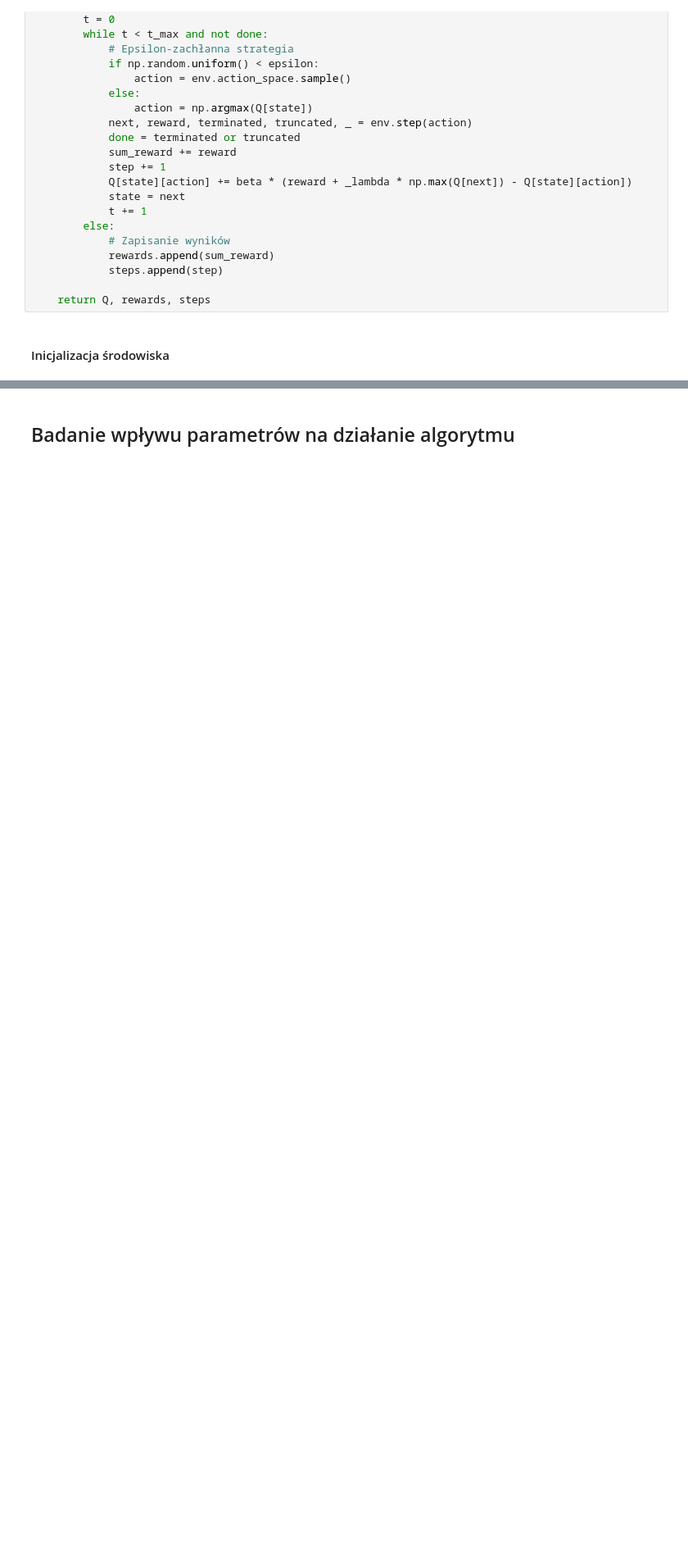
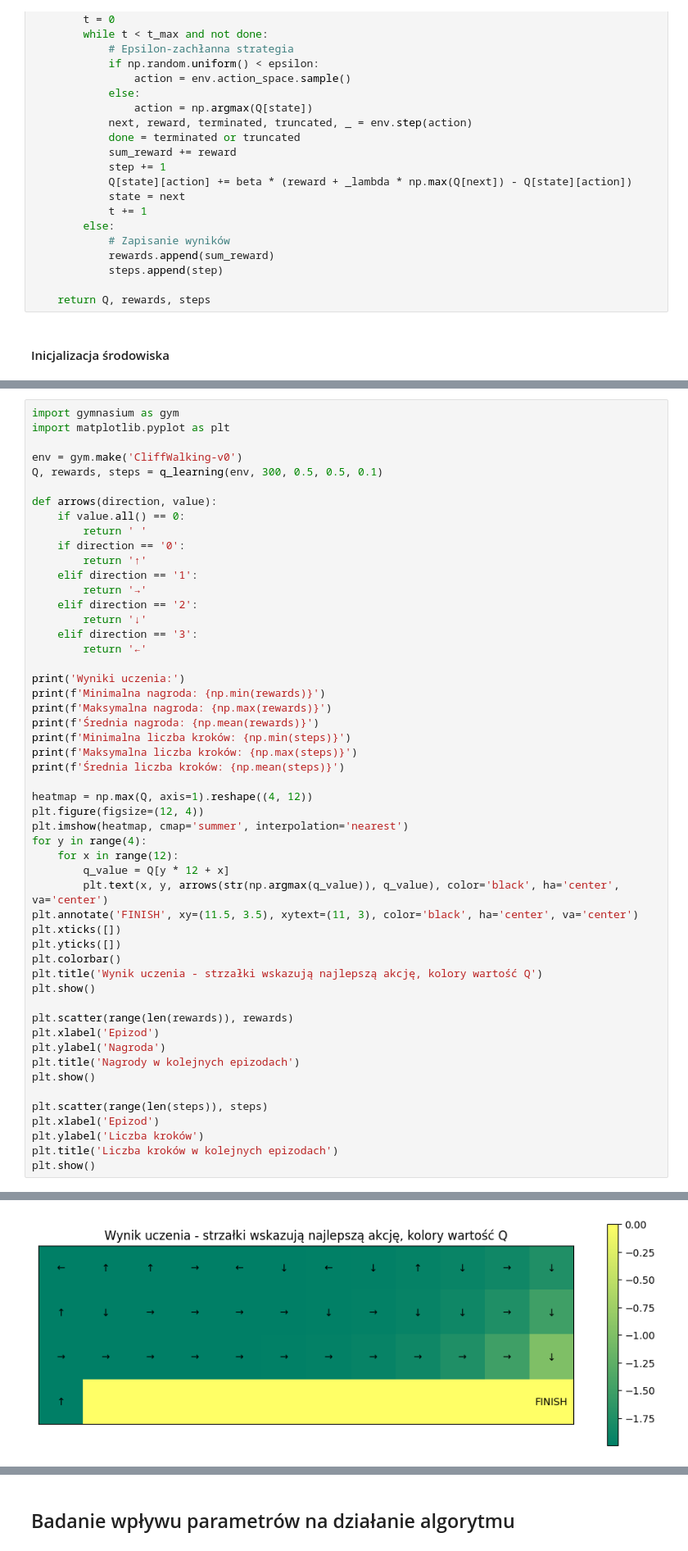
Before and after one commit to maksnowak/cliff-walking, a Jupyter notebook: task5.ipynb, the cells around one changed output, grey strips where cells are left out. Shown at 82% size. Drawn from its saved outputs; the diff is of its cells as text; blank space fills up the shorter version.

```diff
--- a/task5.ipynb
+++ b/task5.ipynb
@@ -82,0 +57,53 @@ print(steps)
+# %%
+import gymnasium as gym
+import matplotlib.pyplot as plt
+
+env = gym.make('CliffWalking-v0')
+Q, rewards, steps = q_learning(env, 300, 0.5, 0.5, 0.1)
+
+def arrows(direction, value):
+    if value.all() == 0:
+        return ' '
+    if direction == '0':
+        return '↑'
+    elif direction == '1':
+        return '→'
+    elif direction == '2':
+        return '↓'
+    elif direction == '3':
+        return '←'
+
+print('Wyniki uczenia:')
+print(f'Minimalna nagroda: {np.min(rewards)}')
+print(f'Maksymalna nagroda: {np.max(rewards)}')
+print(f'Średnia nagroda: {np.mean(rewards)}')
+print(f'Minimalna liczba kroków: {np.min(steps)}')
+print(f'Maksymalna liczba kroków: {np.max(steps)}')
+print(f'Średnia liczba kroków: {np.mean(steps)}')
+
+heatmap = np.max(Q, axis=1).reshape((4, 12))
+plt.figure(figsize=(12, 4))
+plt.imshow(heatmap, cmap='summer', interpolation='nearest')
+for y in range(4):
+    for x in range(12):
+        q_value = Q[y * 12 + x]
+        plt.text(x, y, arrows(str(np.argmax(q_value)), q_value), color='black', ha='center', va='center')
+plt.annotate('FINISH', xy=(11.5, 3.5), xytext=(11, 3), color='black', ha='center', va='center')
+plt.xticks([])
+plt.yticks([])
+plt.colorbar()
+plt.title('Wynik uczenia - strzałki wskazują najlepszą akcję, kolory wartość Q')
+plt.show()
+
+plt.scatter(range(len(rewards)), rewards)
+plt.xlabel('Epizod')
+plt.ylabel('Nagroda')
+plt.title('Nagrody w kolejnych epizodach')
+plt.show()
+
+plt.scatter(range(len(steps)), steps)
+plt.xlabel('Epizod')
+plt.ylabel('Liczba kroków')
+plt.title('Liczba kroków w kolejnych epizodach')
+plt.show()
+# %% [output]
@@ -82,0 +117 @@ print(steps)
+[figure, added]
```
Also changed, not shown: parts of 4 cells of this notebook.
